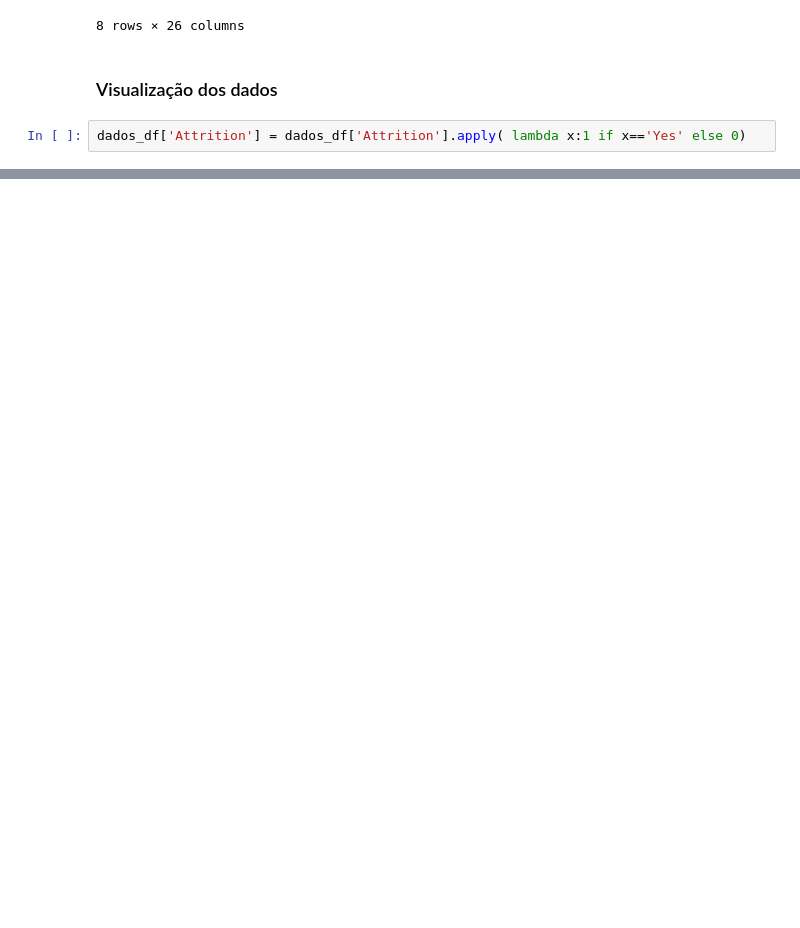
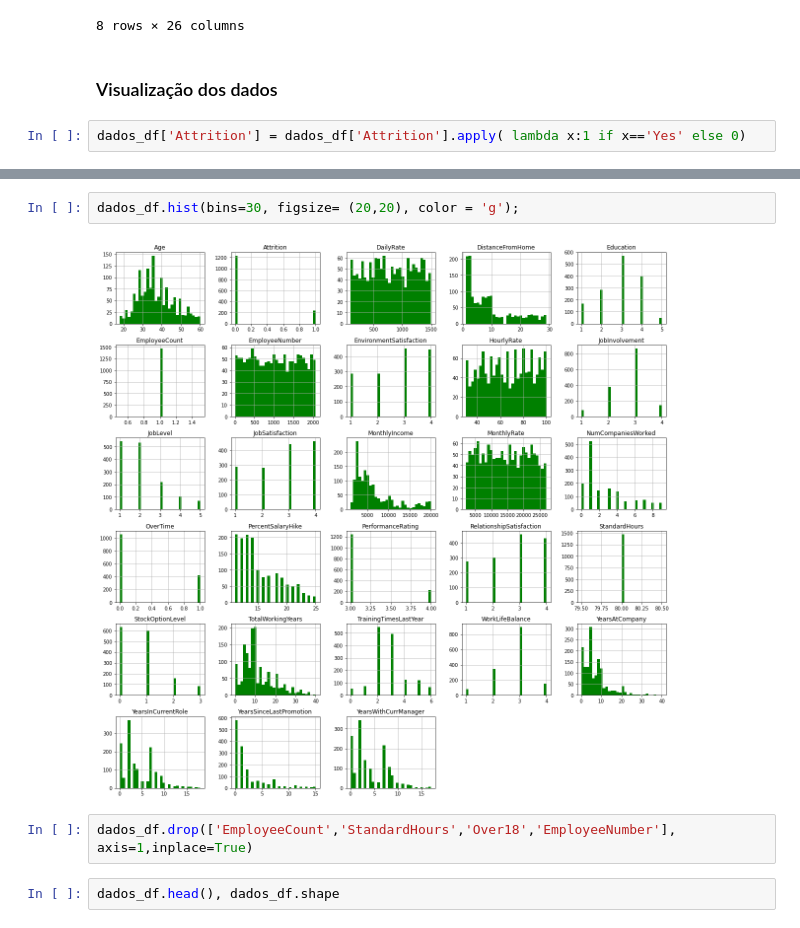
Before and after one commit to RosanaAlves/Ciencia-de-dados-em-Recursos-Humanos, a Jupyter notebook: Recursos Humanos/Python/Analise_python.ipynb, the cells around one changed output, grey strips where cells are left out. Saved outputs shown, nothing was run; the diff lists cells and outputs as text; blank space fills up the shorter version.

```diff
--- a/Recursos Humanos/Python/Analise_python.ipynb
+++ b/Recursos Humanos/Python/Analise_python.ipynb
@@ -64,0 +82,8 @@ dados_df['Attrition'] = dados_df['Attrition'].apply( lambda x:1 if x=='Yes' else
+# %%
+dados_df.hist(bins=30, figsize= (20,20), color = 'g');
+# %% [output]
+[figure, added]
+# %%
+dados_df.drop(['EmployeeCount','StandardHours','Over18','EmployeeNumber'], axis=1,inplace=True)
+# %%
+dados_df.head(), dados_df.shape
```
Also changed, not shown: parts of 3 cells of this notebook.
